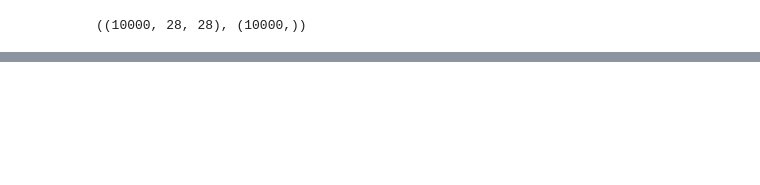
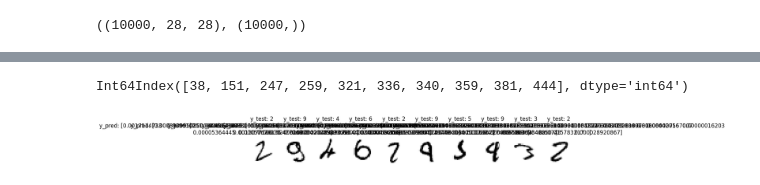
Before and after one commit to BuberDev/DeepLearningClasses1, a Jupyter notebook: Mnist_Digit_Recognition.ipynb, the cells around one changed output, grey strips where cells are left out. Cells and saved outputs as stored; diff of their text form; code cells hidden in the pictures; blank space fills up the shorter version.

```diff
--- a/Mnist_Digit_Recognition.ipynb
+++ b/Mnist_Digit_Recognition.ipynb
@@ -137,5 +137,5 @@ array([[0.000000002643, 0.000000003721, 0.000004889446, ..., 0.99998873    , 0.0
       dtype=float32)
 # %%
 y_pred= model.predict(x_test)
-pred_classes = np.argmax(y_pred)
+pred_classes = np.argmax(y_pred, axis=1)
 # %% [output]
@@ -148,3 +158,15 @@ ValueError: ignored
 # %%
 missclassified = pred[pred['y_test'] != pred['y_pred']]
 missclassified.index[:10]
+# %% [output]
+Int64Index([38, 151, 247, 259, 321, 336, 340, 359, 381, 444], dtype='int64')
+# %%
+plt.figure(figsize=(13,13))
+for i, j in zip(range(1,11), missclassified.index[:10]):
+  plt.subplot(1,10,i)
+  plt.axis('off')
+  plt.imshow(x_test[j], cmap='gray_r')
+  plt.title('y_test: ' + str(y_test[j]) + '\n' + 'y_pred: ' + str(y_pred[j]), color='black', fontsize=12)
+plt.show()
+# %% [output]
+[figure, added]
```
Also changed, not shown: parts of 6 cells of this notebook.
